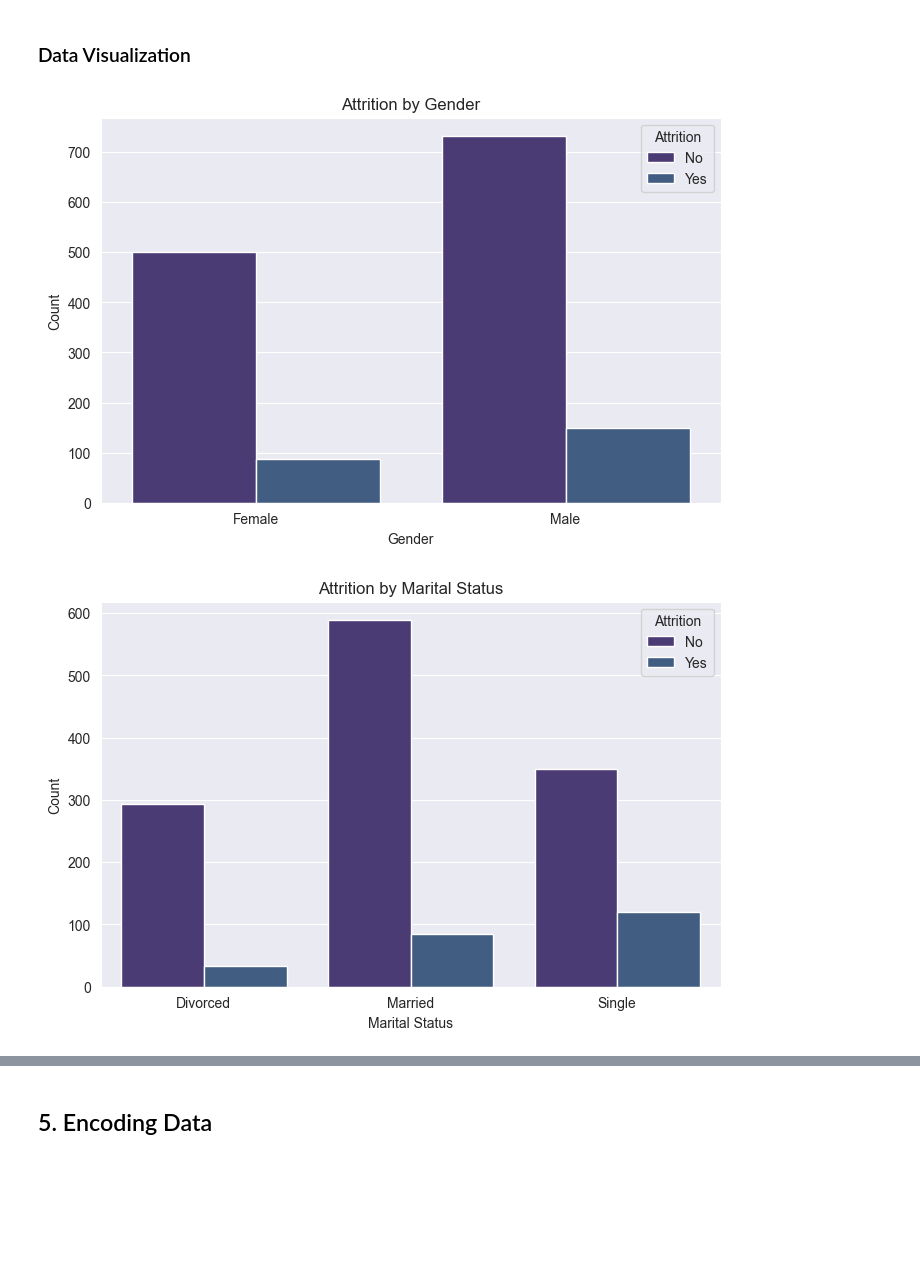
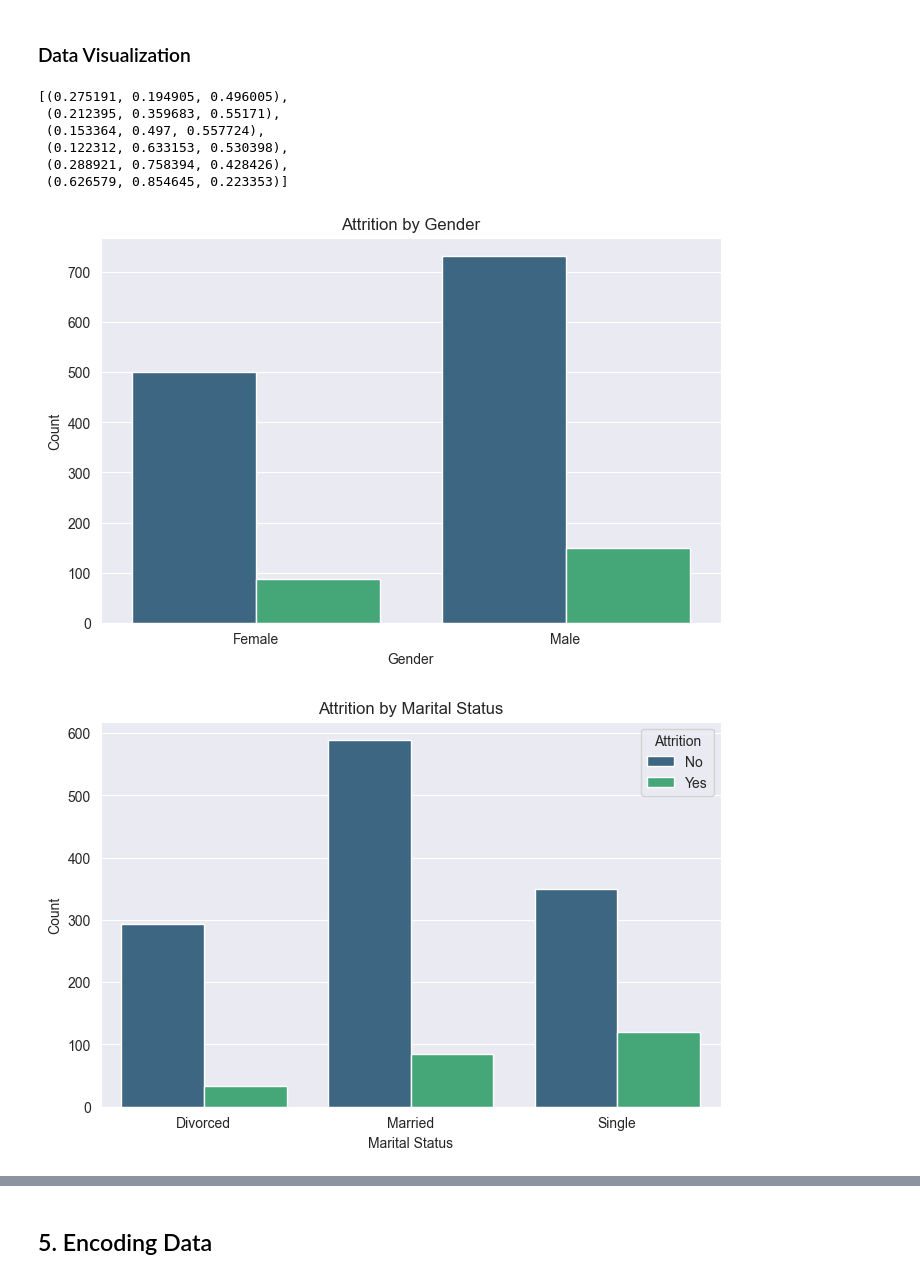
Before and after one commit to m-bermudez/ISM6251-ML-Project, a Jupyter notebook: Group Project.ipynb, the cells around one changed output, grey strips where cells are left out. Saved outputs shown, nothing was run; the diff lists cells and outputs as text; code cells hidden in the pictures; blank space fills up the shorter version.

```diff
--- a/Group Project.ipynb
+++ b/Group Project.ipynb
@@ -103,24 +103,31 @@ dtype: int64
 # %% [markdown]
 ### Data Visualization
 # %%
-sns.set_palette("viridis")
+sns.color_palette(palette='viridis')
+# %% [output]
+[(0.275191, 0.194905, 0.496005),
+ (0.212395, 0.359683, 0.55171),
+ (0.153364, 0.497, 0.557724),
+ (0.122312, 0.633153, 0.530398),
+ (0.288921, 0.758394, 0.428426),
+ (0.626579, 0.854645, 0.223353)]
 # %%
 plt.figure(figsize=(8, 5))
-sns.countplot(data=df, x='Gender', hue='Attrition')
+sns.countplot(data=df, x='Gender', palette='viridis', hue='Attrition', legend=False)
 plt.title('Attrition by Gender')
 plt.xlabel('Gender')
 plt.ylabel('Count')
 plt.show()
 # %% [output]
-[figure, old version]
+[figure, new version]
 # %%
 plt.figure(figsize=(8, 5))
-sns.countplot(data=df, x='MaritalStatus', hue='Attrition')
+sns.countplot(data=df, x='MaritalStatus', hue='Attrition', palette='viridis', legend=True)
 plt.title('Attrition by Marital Status')
 plt.xlabel('Marital Status')
 plt.ylabel('Count')
 plt.show()
 # %% [output]
-[figure, old version]
+[figure, new version]
 # %%
 plt.figure(figsize=(8, 5))
```
Also changed, not shown: parts of 16 cells of this notebook.
